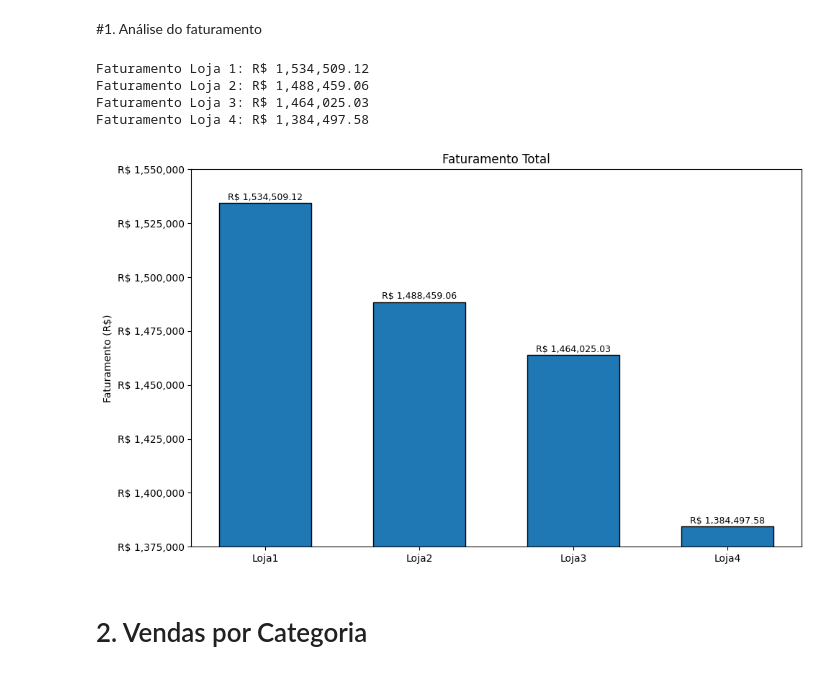
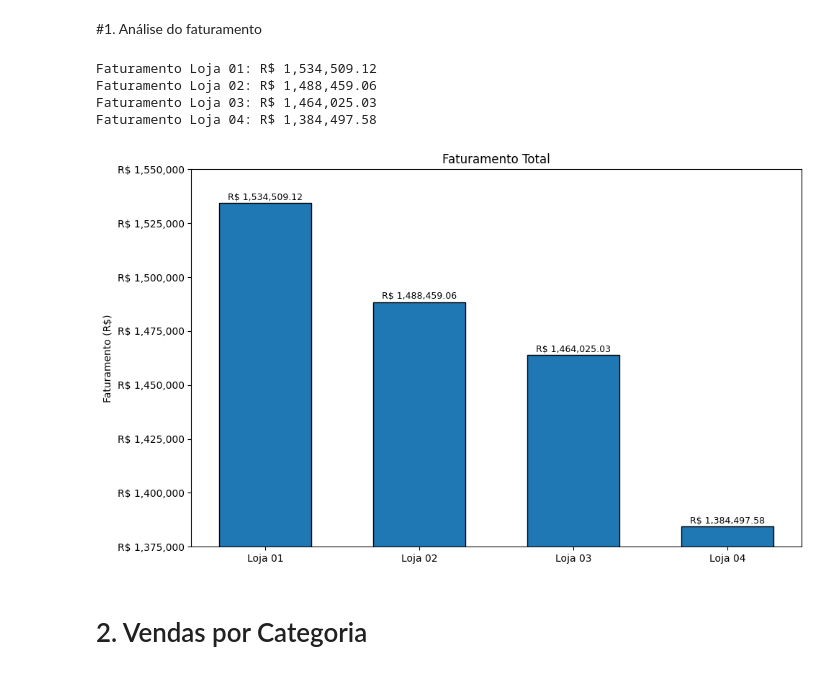
Before and after one commit to allisonribeirodf/alura-store-challenge, a Jupyter notebook: AluraStoreBr.ipynb, the cells around one changed output. Drawn from its saved outputs; the diff is of its cells as text; code cells hidden in the pictures.

```diff
--- a/AluraStoreBr.ipynb
+++ b/AluraStoreBr.ipynb
@@ -45,76 +38,63 @@ import matplotlib.pyplot as plt
 import matplotlib.ticker as ticker
 import numpy as np
 
+faturamentos = {
+    "Loja 01": loja["Preço"].sum(),
+    "Loja 02": loja2["Preço"].sum(),
+    "Loja 03": loja3["Preço"].sum(),
+    "Loja 04": loja4["Preço"].sum()
+}
 
-# Calcular faturamento de cada loja
-faturamento_total_loja1 = loja["Preço"].sum()
-faturamento_total_loja2 = loja2["Preço"].sum()
-faturamento_total_loja3 = loja3["Preço"].sum()
-faturamento_total_loja4 = loja4["Preço"].sum()
-
-# Exibir resultados
-print(f"Faturamento Loja 1: R$ {faturamento_total_loja1:,.2f}")
-print(f"Faturamento Loja 2: R$ {faturamento_total_loja2:,.2f}")
-print(f"Faturamento Loja 3: R$ {faturamento_total_loja3:,.2f}")
-print(f"Faturamento Loja 4: R$ {faturamento_total_loja4:,.2f}")
+for nome, valor in faturamentos.items():
+    print(f"Faturamento {nome}: R$ {valor:,.2f}")
 # %% [output]
-Faturamento Loja 1: R$ 1,534,509.12
-Faturamento Loja 2: R$ 1,488,459.06
-Faturamento Loja 3: R$ 1,464,025.03
-Faturamento Loja 4: R$ 1,384,497.58
+Faturamento Loja 01: R$ 1,534,509.12
+Faturamento Loja 02: R$ 1,488,459.06
+Faturamento Loja 03: R$ 1,464,025.03
+Faturamento Loja 04: R$ 1,384,497.58
 # %%
-# montar DataFrame
-df = pd.DataFrame({
-    "Loja": ["Loja1", "Loja2", "Loja3", "Loja4"],
-    "Faturamento": [
-        faturamento_total_loja1,
-        faturamento_total_loja2,
-        faturamento_total_loja3,
-        faturamento_total_loja4
-    ]
-}).sort_values("Faturamento", ascending=False)
+df = (
+    pd.DataFrame.from_dict(faturamentos, orient="index", columns=["Faturamento"])
+      .reset_index()
+      .rename(columns={"index": "Loja"})
+      .sort_values("Faturamento", ascending=False)
+)
 
 fig, ax = plt.subplots(figsize=(10, 6))
 
-# plotar barras
 bars = ax.bar(
     df["Loja"],
     df["Faturamento"],
     width=0.6,
     color="#1f77b4",
     edgecolor="black"
 )
 
-# configurar ticks de Y de 25k em 25k
 step = 25000
 ymin = int(np.floor(df["Faturamento"].min() / step) * step)
 ymax = int(np.ceil(df["Faturamento"].max() / step) * step)
 ax.set_ylim(ymin, ymax)
 ax.yaxis.set_major_locator(ticker.MultipleLocator(step))
 ax.yaxis.set_major_formatter(ticker.StrMethodFormatter("R$ {x:,.0f}"))
 
-# remover grid de fundo
 ax.grid(False)
-
-# anotar valores acima das barras
 for bar in bars:
     h = bar.get_height()
     ax.text(
         bar.get_x() + bar.get_width() / 2,
         h + step * 0.015,
         f"R$ {h:,.2f}",
         ha="center",
         va="bottom",
         fontsize=9
     )
 
-# rótulos e título
 ax.set_ylabel("Faturamento (R$)")
 ax.set_title("Faturamento Total")
 
 fig.tight_layout()
 plt.show()
 # %% [output]
-[figure, old version]
+[figure, new version]
 # %% [markdown]
 # 2. Vendas por Categoria
```
Also changed, not shown: parts of 11 cells of this notebook.
